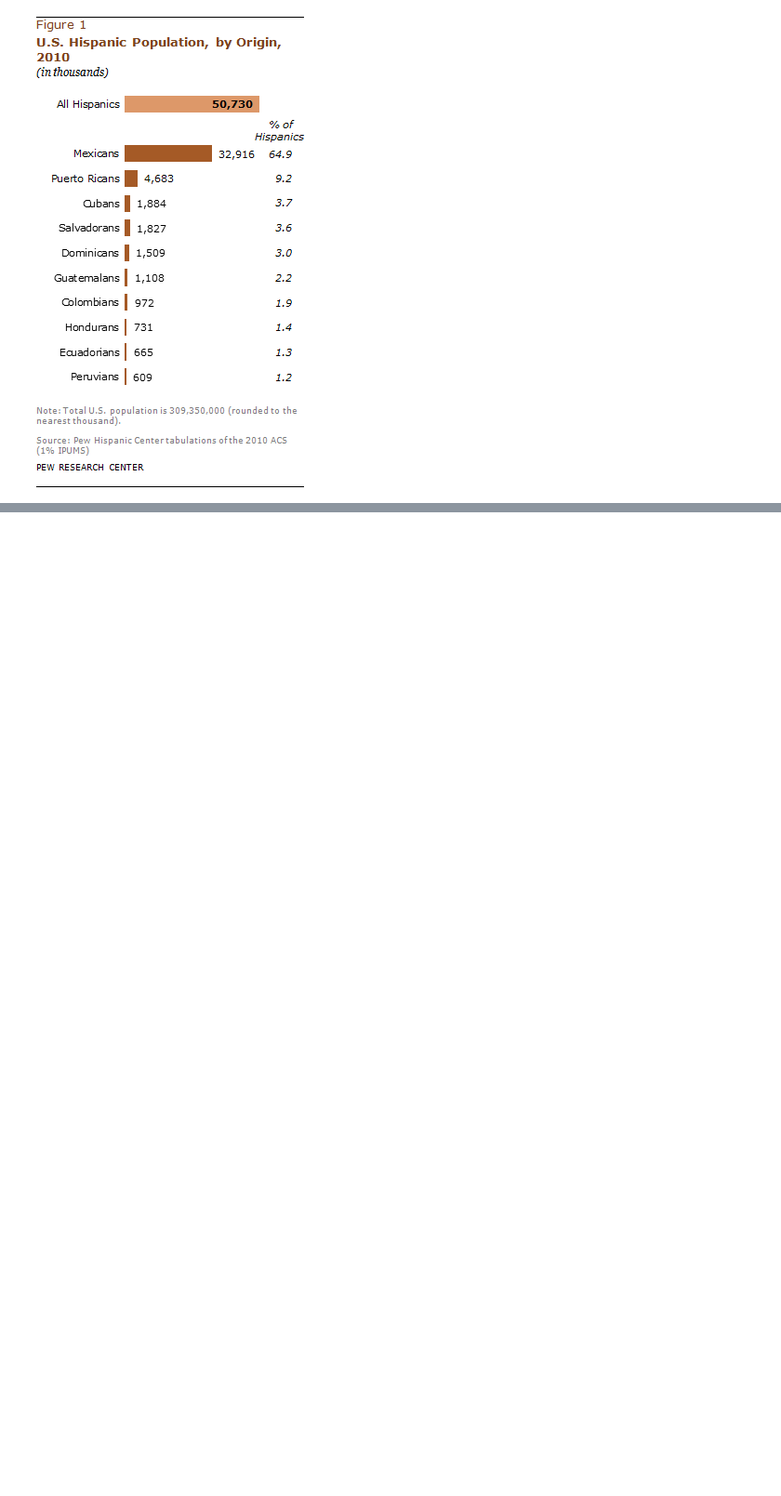
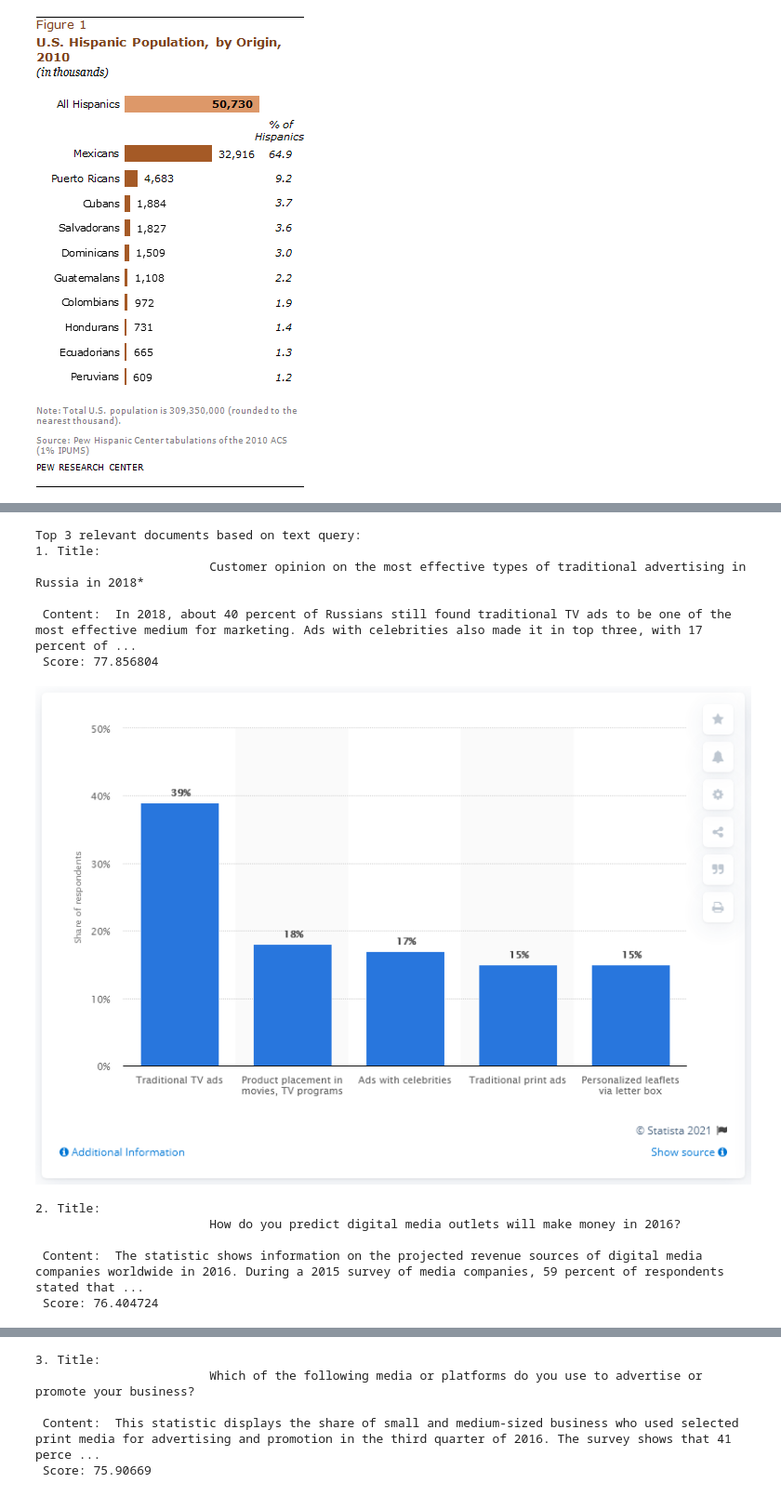
Before and after one commit to mleshashi/thesis-sharma, a Jupyter notebook: ElasticSearch/clipEmbedding.ipynb, the cells around one changed output, grey strips where cells are left out. Shown at 93% size. Drawn from its saved outputs; the diff is of its cells as text; code cells hidden in the pictures; blank space fills up the shorter version.

```diff
--- a/ElasticSearch/clipEmbedding.ipynb
+++ b/ElasticSearch/clipEmbedding.ipynb
@@ -586,0 +239,46 @@ Much of the growth is occurring in a relatively small geographic area. A Pew Res
+# %%
+# Text query example and fetching images based on text query
+text_query = "Give me some information abouts TV ads"
+query_emb = generate_embedding(rand_image,text_query)
+
+# Elasticsearch query to find relevant images
+script_query = {
+    "script_score": {
+        "query": {"match_all": {}},
+        "script": {
+            "source": "cosineSimilarity(params.query_vector, 'imgtext_embedding') * params.logit_scale + 1.0",
+            "params": {
+                "query_vector": query_emb,
+                "logit_scale": logit_scale
+            }
+        }
+    }
+}
+
+response = es.search(index=index_name, body={
+    "size": 3,  # Fetch top 3 relevant documents
+    "query": script_query,
+    "_source": ["title", "content", "image_data"]
+})
+
+print("Top 3 relevant documents based on text query:")
+for i, hit in enumerate(response['hits']['hits'], start=1):
+    doc = hit['_source']
+    print(f"{i}. Title: {doc['title']} \n Content: {doc['content']} \n Score: {hit['_score']}")
+    # Optionally decode and display images
+    image_bytes = base64.b64decode(doc['image_data'])
+    image = Image.open(io.BytesIO(image_bytes))
+    image.show()
+# %% [output]
+Top 3 relevant documents based on text query:
+1. Title:
+                        Customer opinion on the most effective types of traditional advertising in Russia in 2018*
+
+ Content:  In 2018, about 40 percent of Russians still found traditional TV ads to be one of the most effective medium for marketing. Ads with celebrities also made it in top three, with 17 percent of ...
+ Score: 77.856804
+[figure, added]
+2. Title:
+                        How do you predict digital media outlets will make money in 2016?
+
+ Content:  The statistic shows information on the projected revenue sources of digital media companies worldwide in 2016. During a 2015 survey of media companies, 59 percent of respondents stated that ...
+ Score: 76.404724
@@ -586,0 +286,5 @@ Much of the growth is occurring in a relatively small geographic area. A Pew Res
+3. Title:
+                        Which of the following media or platforms do you use to advertise or promote your business?
+
+ Content:  This statistic displays the share of small and medium-sized business who used selected print media for advertising and promotion in the third quarter of 2016. The survey shows that 41 perce ...
+ Score: 75.90669
```
Also changed, not shown: parts of 10 cells of this notebook, 3 other files.
